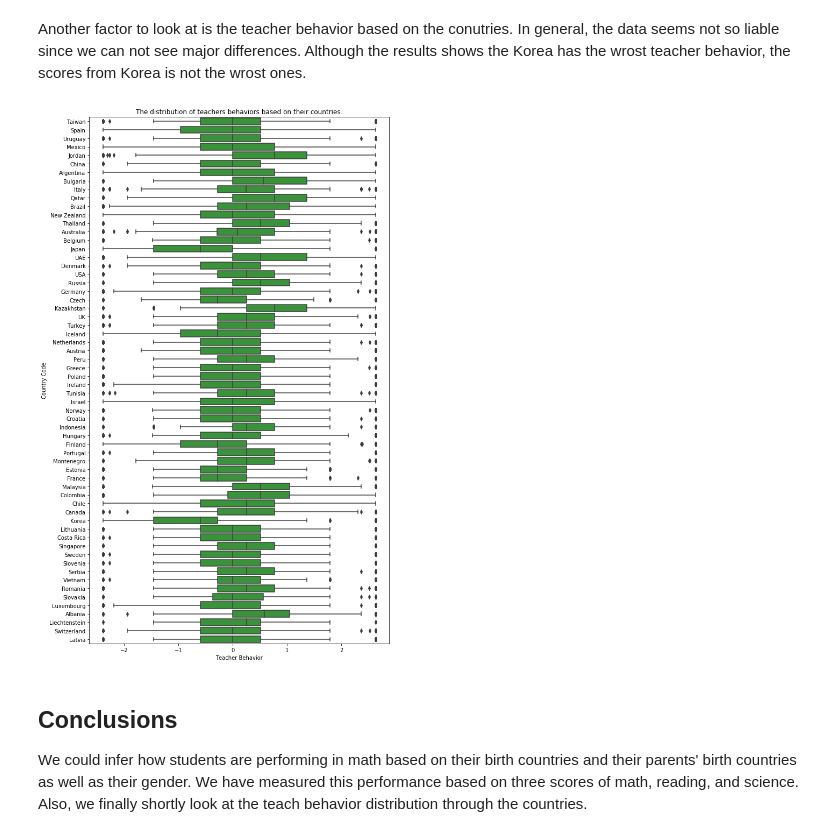
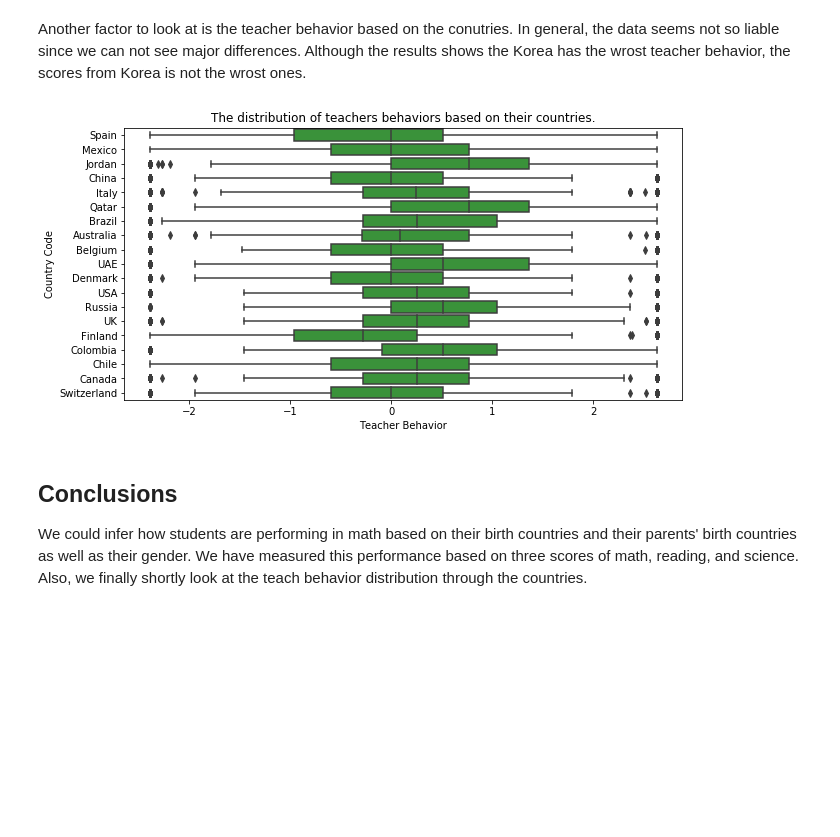
Before and after one commit to rostam/pisa-data-set-analysis, a Jupyter notebook: exploration_template.ipynb, the cells around one changed output. Drawn from its saved outputs; the diff is of its cells as text; code cells hidden in the pictures; blank space fills up the shorter version.

```diff
--- a/exploration_template.ipynb
+++ b/exploration_template.ipynb
@@ -95,6 +95,9 @@ Another intersting factor is the distribution of different scores based on count
 # %%
-plt.figure(figsize = [10, 18])
+plt.figure(figsize = [10, 5])
+res = df['Country Code'].value_counts()
 df_sorted = df.sort_values(by='Average Math Score')
+for i in range(1,44):
+    df_sorted = df_sorted[df_sorted['Country Code'] != res.keys()[res.size-i]]
 sb.boxplot(x = df_sorted['Average Math Score'], y = df_sorted['Country Code'], color=sb.color_palette()[2]);
 plt.title('The distribution of different scores of students based on their countries.');
 # %% [output]
@@ -102,12 +105,15 @@ plt.title('The distribution of different scores of students based on their count
 # %% [markdown]
 Another factor to look at is the teacher behavior based on the conutries. In general, the data seems not so liable since we can not see major differences. Although the results shows the Korea has the wrost teacher behavior, the scores from Korea is not the wrost ones.
 # %%
-plt.figure(figsize = [10, 18])
+plt.figure(figsize = [10, 5])
+res = df['Country Code'].value_counts()
 df_sorted = df.sort_values(by='Teacher Behavior')
+for i in range(1,44):
+    df_sorted = df_sorted[df_sorted['Country Code'] != res.keys()[res.size-i]]
 sb.boxplot(x = df_sorted['Teacher Behavior'], y = df_sorted['Country Code'], color=sb.color_palette()[2]);
 plt.title('The distribution of teachers behaviors based on their countries.');
 # %% [output]
-[figure, old version]
+[figure, new version]
 # %% [markdown]
 <a id='conclusions'></a>
 ## Conclusions
```
Also changed, not shown: parts of 5 cells of this notebook, 7 other files.
